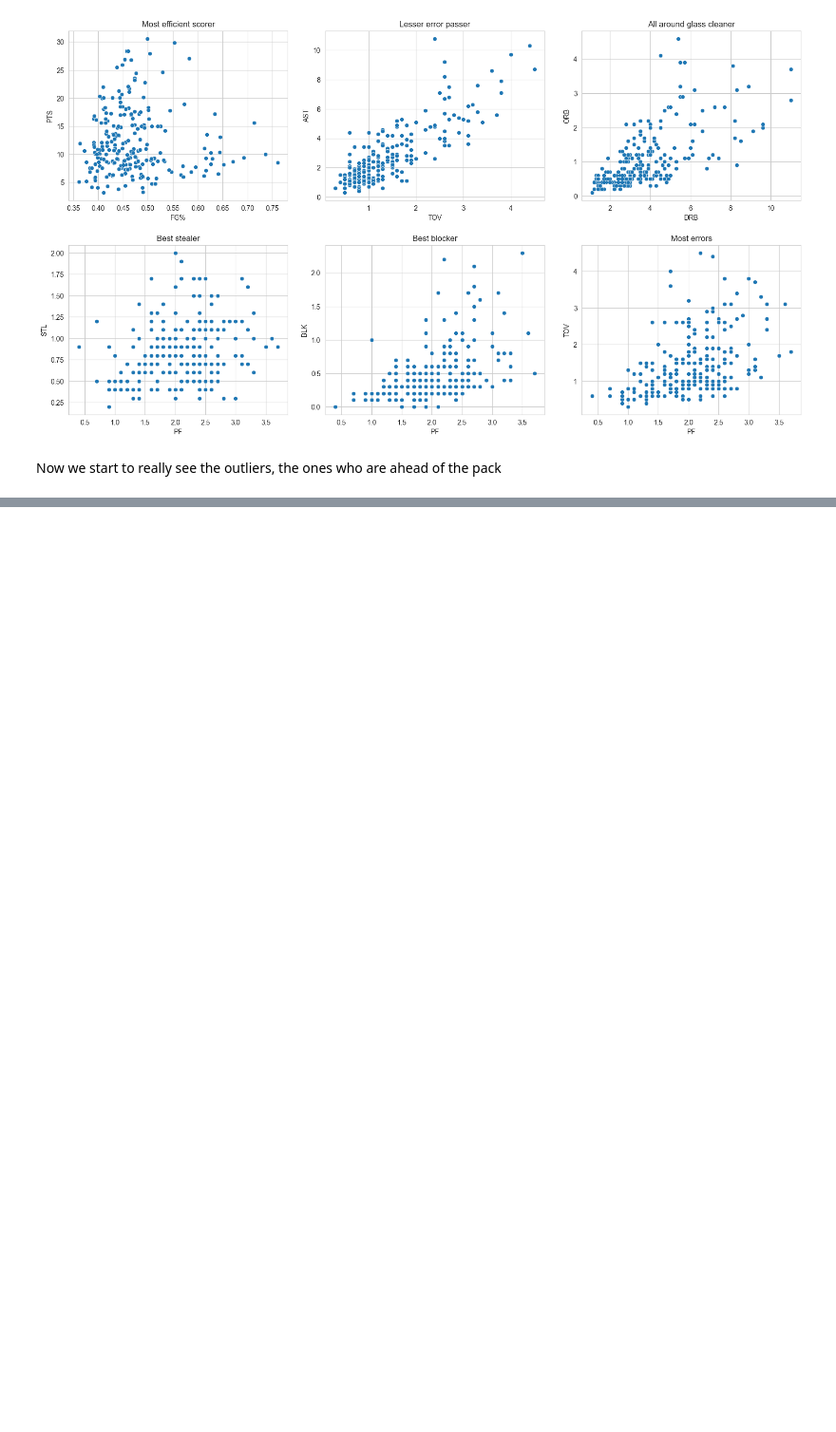
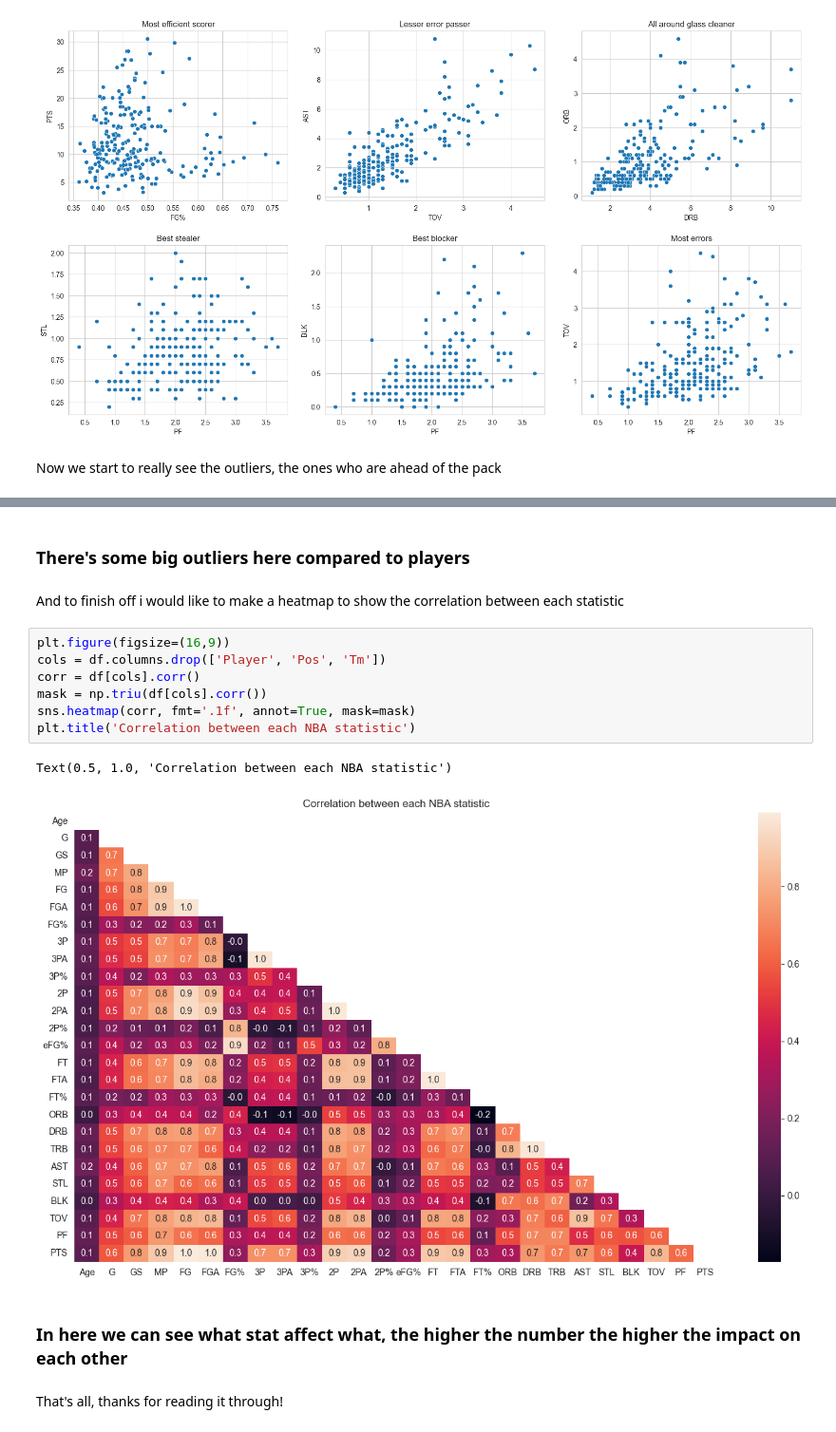
Before and after one commit to tyfvf/Data-Analysis-Course-Projects, a Jupyter notebook: my-project.ipynb, the cells around one changed output, grey strips where cells are left out. Shown at 95% size. Saved outputs shown, nothing was run; the diff lists cells and outputs as text; blank space fills up the shorter version.

```diff
--- a/my-project.ipynb
+++ b/my-project.ipynb
@@ -300,0 +512,18 @@ Now we start to really see the outliers, the ones who are ahead of the pack
+# %% [markdown]
+### There's some big outliers here compared to players
+# %% [markdown]
+And to finish off i would like to make a heatmap to show the correlation between each statistic
+# %%
+plt.figure(figsize=(16,9))
+cols = df.columns.drop(['Player', 'Pos', 'Tm'])
+corr = df[cols].corr()
+mask = np.triu(df[cols].corr())
+sns.heatmap(corr, fmt='.1f', annot=True, mask=mask)
+plt.title('Correlation between each NBA statistic')
+# %% [output]
+Text(0.5, 1.0, 'Correlation between each NBA statistic')
+[figure, added]
+# %% [markdown]
+### In here we can see what stat affect what, the higher the number the higher the impact on each other
+# %% [markdown]
+That's all, thanks for reading it through!
```
Also changed, not shown: parts of 15 cells of this notebook.
